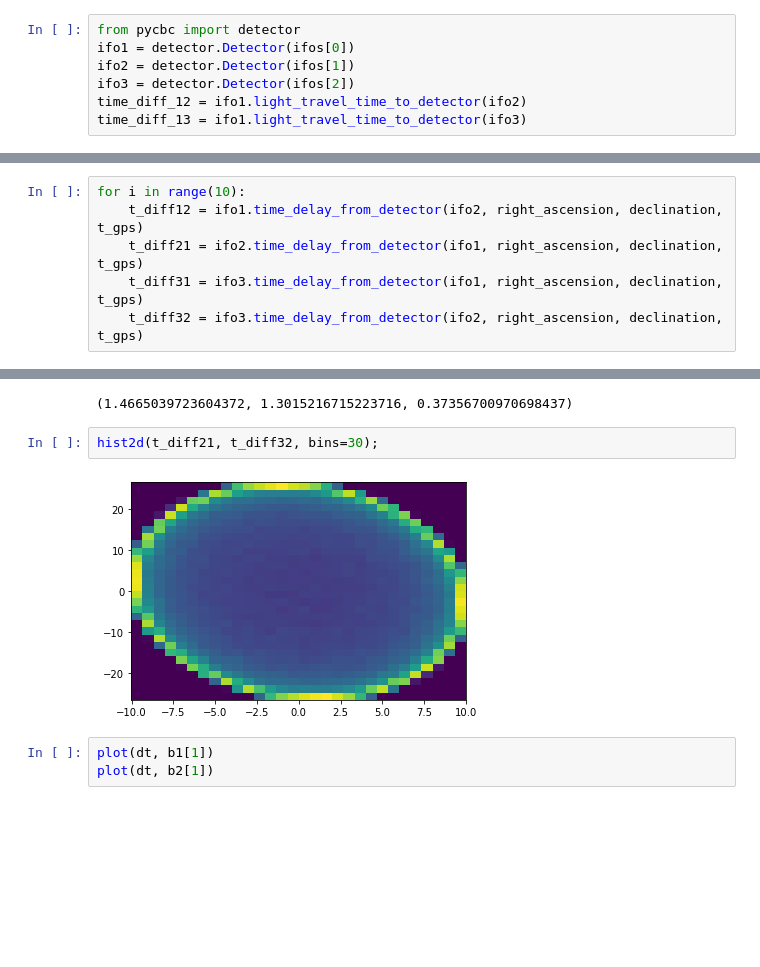
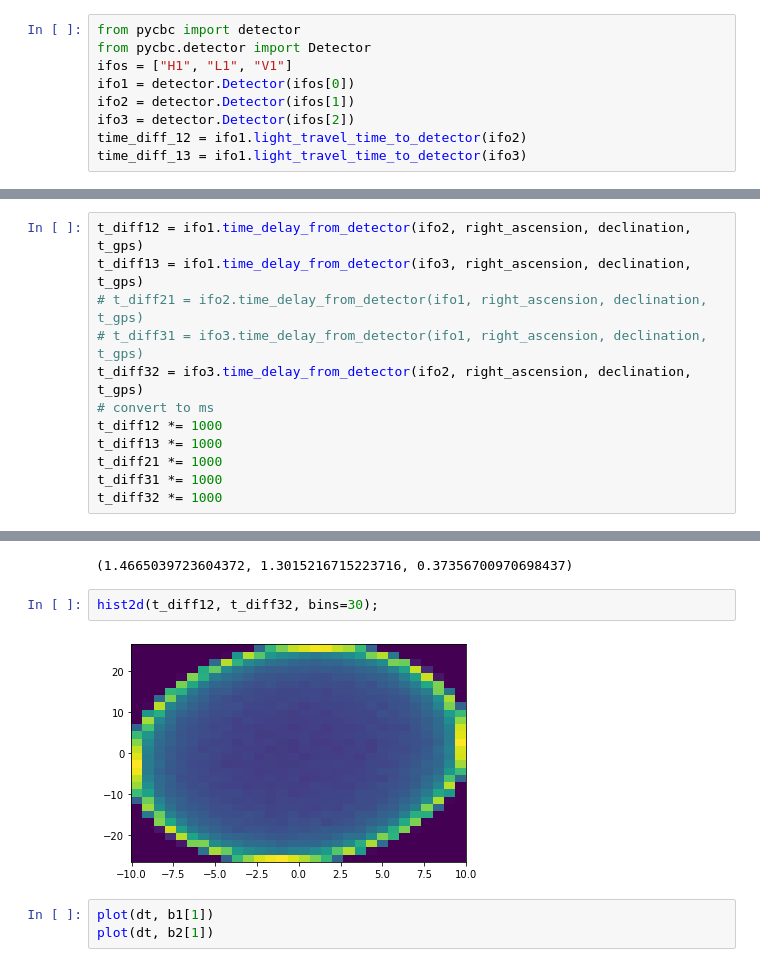
Before and after one commit to millsjc/pycbc, a Jupyter notebook: test_hm/playground/dt_lookup.ipynb, the cells around one changed output, grey strips where cells are left out. Cells and saved outputs as stored; diff of their text form; blank space fills up the shorter version.

```diff
--- a/test_hm/playground/dt_lookup.ipynb
+++ b/test_hm/playground/dt_lookup.ipynb
@@ -5,6 +5,8 @@
 Populating the interactive namespace from numpy and matplotlib
 # %%
 from pycbc import detector
+from pycbc.detector import Detector
+ifos = ["H1", "L1", "V1"]
 ifo1 = detector.Detector(ifos[0])
 ifo2 = detector.Detector(ifos[1])
 ifo3 = detector.Detector(ifos[2])
@@ -20,6 +20,12 @@ ifo1.time_delay_from_location??
 # %%
-for i in range(10):
-    t_diff12 = ifo1.time_delay_from_detector(ifo2, right_ascension, declination, t_gps)
-    t_diff21 = ifo2.time_delay_from_detector(ifo1, right_ascension, declination, t_gps)
-    t_diff31 = ifo3.time_delay_from_detector(ifo1, right_ascension, declination, t_gps)
-    t_diff32 = ifo3.time_delay_from_detector(ifo2, right_ascension, declination, t_gps)
+t_diff12 = ifo1.time_delay_from_detector(ifo2, right_ascension, declination, t_gps)
+t_diff13 = ifo1.time_delay_from_detector(ifo3, right_ascension, declination, t_gps)
+# t_diff21 = ifo2.time_delay_from_detector(ifo1, right_ascension, declination, t_gps)
+# t_diff31 = ifo3.time_delay_from_detector(ifo1, right_ascension, declination, t_gps)
+t_diff32 = ifo3.time_delay_from_detector(ifo2, right_ascension, declination, t_gps)
+# convert to ms
+t_diff12 *= 1000
+t_diff13 *= 1000
+t_diff21 *= 1000
+t_diff31 *= 1000
+t_diff32 *= 1000
@@ -185,9 +230,9 @@ alpha_LV, alpha_HV, alpha_HL
 # %% [output]
 (1.4665039723604372, 1.3015216715223716, 0.37356700970698437)
 # %%
-hist2d(t_diff21, t_diff32, bins=30);
+hist2d(t_diff12, t_diff32, bins=30);
 # %% [output]
-[figure, old version]
+[figure, new version]
 # %%
 plot(dt, b1[1])
 plot(dt, b2[1])
```
Also changed, not shown: parts of 31 cells of this notebook, 2 other files.
